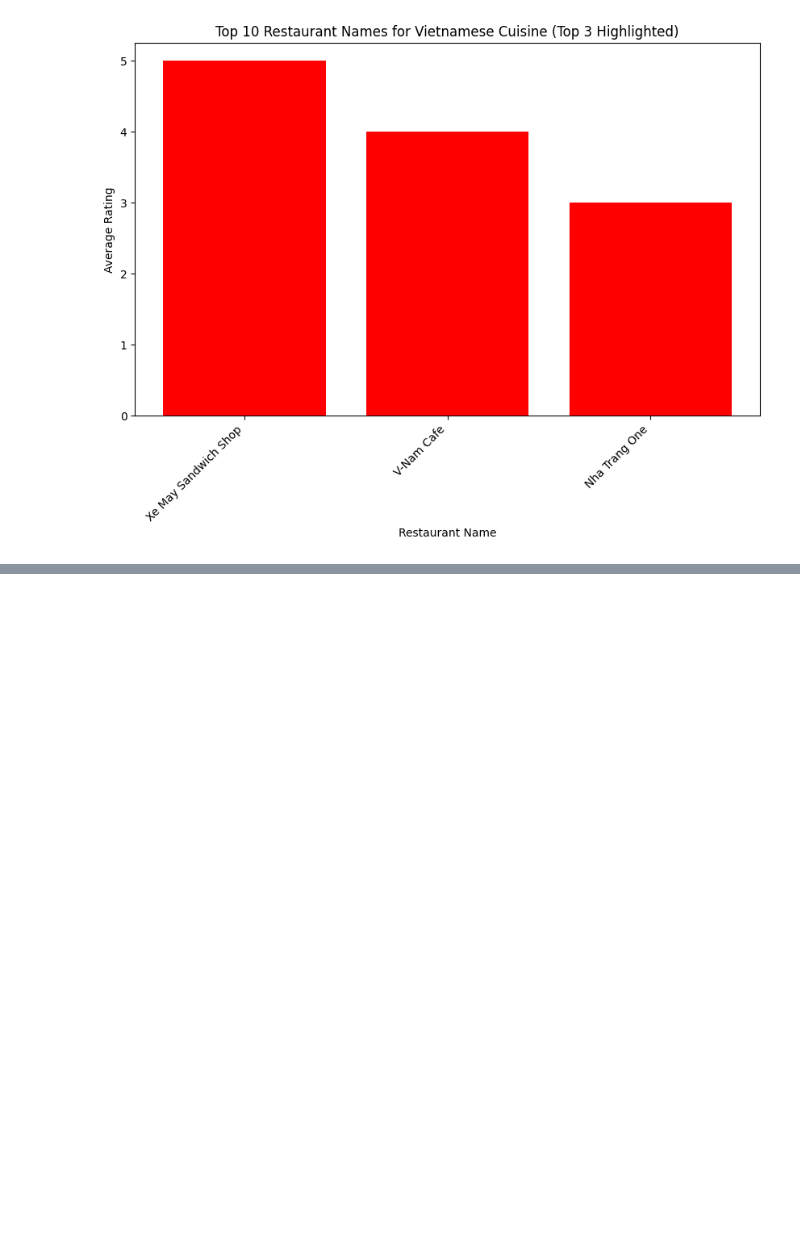
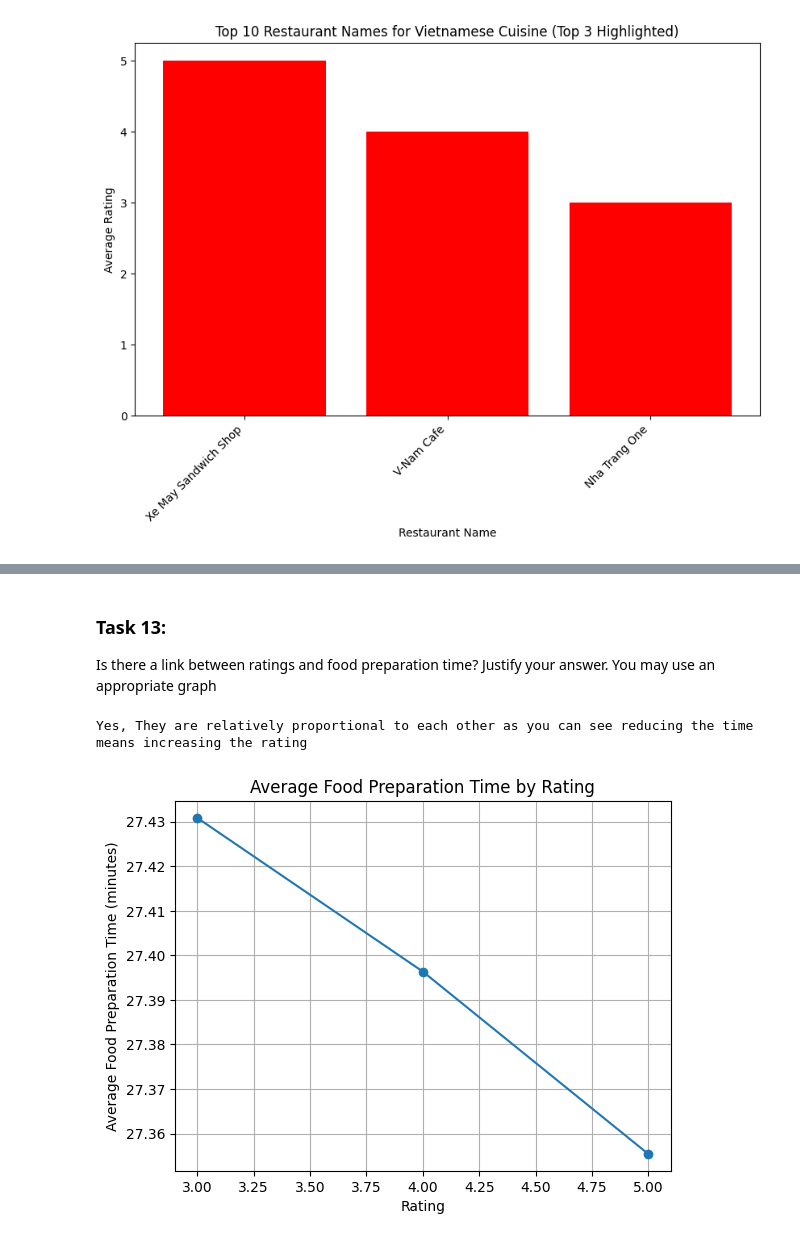
Before and after one commit to Ms-Shaukat/DataAnalyticsProjectsandPortfolio, a Jupyter notebook: DA_Green_Assignment2_Munazza_Shaukat_munazza_guide_gmail_com.ipynb, the cells around one changed output, grey strips where cells are left out. Drawn from its saved outputs; the diff is of its cells as text; code cells hidden in the pictures; blank space fills up the shorter version.

```diff
--- a/DA_Green_Assignment2_Munazza_Shaukat_munazza_guide_gmail_com.ipynb
+++ b/DA_Green_Assignment2_Munazza_Shaukat_munazza_guide_gmail_com.ipynb
@@ -273,0 +296,22 @@ for cuisine_type, group_df in cuisine_groups:
+# %% [markdown]
+### **Task 13:**
+Is there a link between ratings and food preparation time? Justify your answer. You may use an appropriate graph
+# %%
+# Group data by rating and calculate average food preparation time
+
+print('Yes, They are relatively proportional to each other as you can see reducing the time means increasing the rating \n\n ')
+avg_prep_time_by_rating = dfs.groupby('rating')['food_preparation_time'].mean()
+
+ratings = avg_prep_time_by_rating.index.tolist()
+avg_prep_times = avg_prep_time_by_rating.tolist()
+
+# using line chart
+plt.plot(ratings, avg_prep_times, marker='o')
+plt.title('Average Food Preparation Time by Rating')
+plt.xlabel('Rating')
+plt.ylabel('Average Food Preparation Time (minutes)')
+plt.grid(True)
+plt.show()
+# %% [output]
+Yes, They are relatively proportional to each other as you can see reducing the time means increasing the rating
+[figure, added]
```
Also changed, not shown: parts of 4 cells of this notebook.
